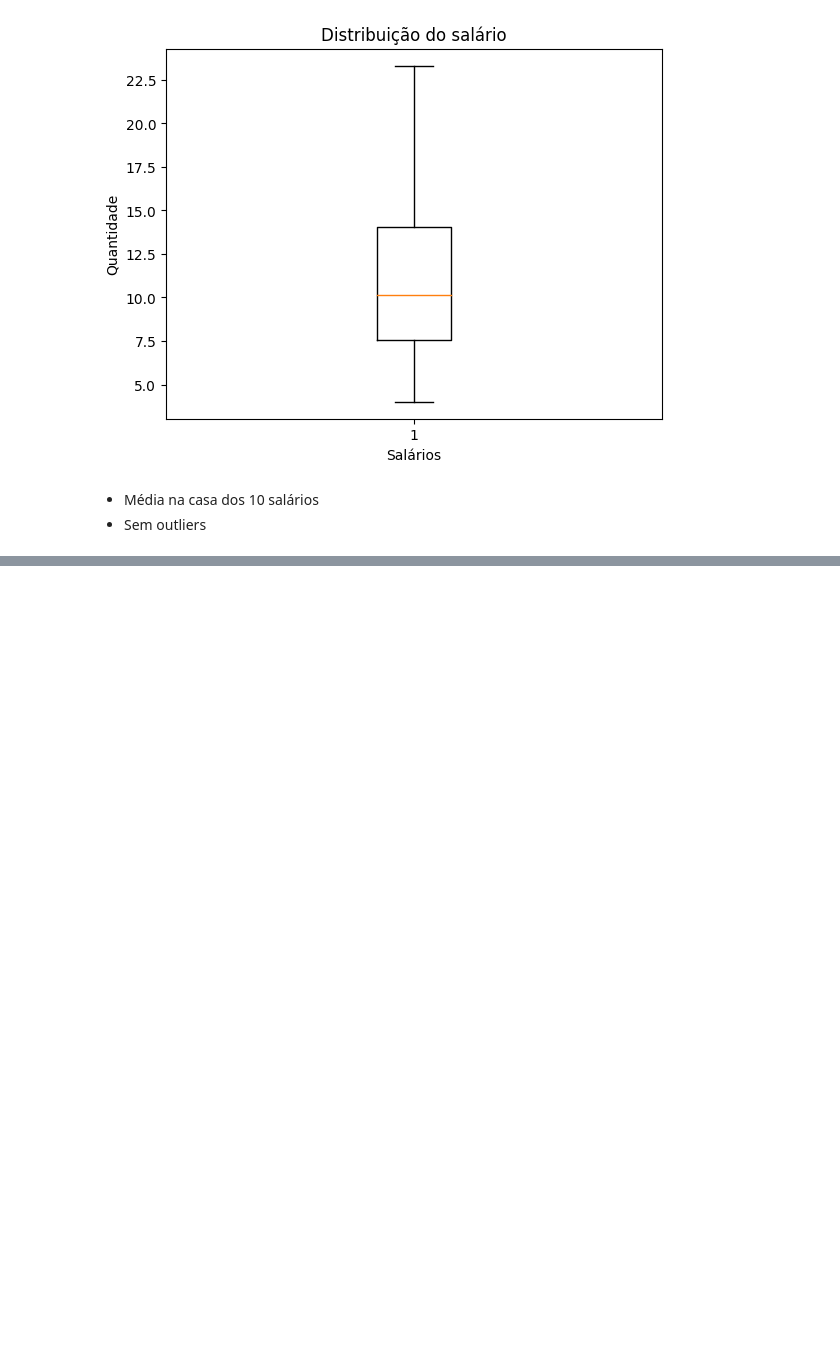
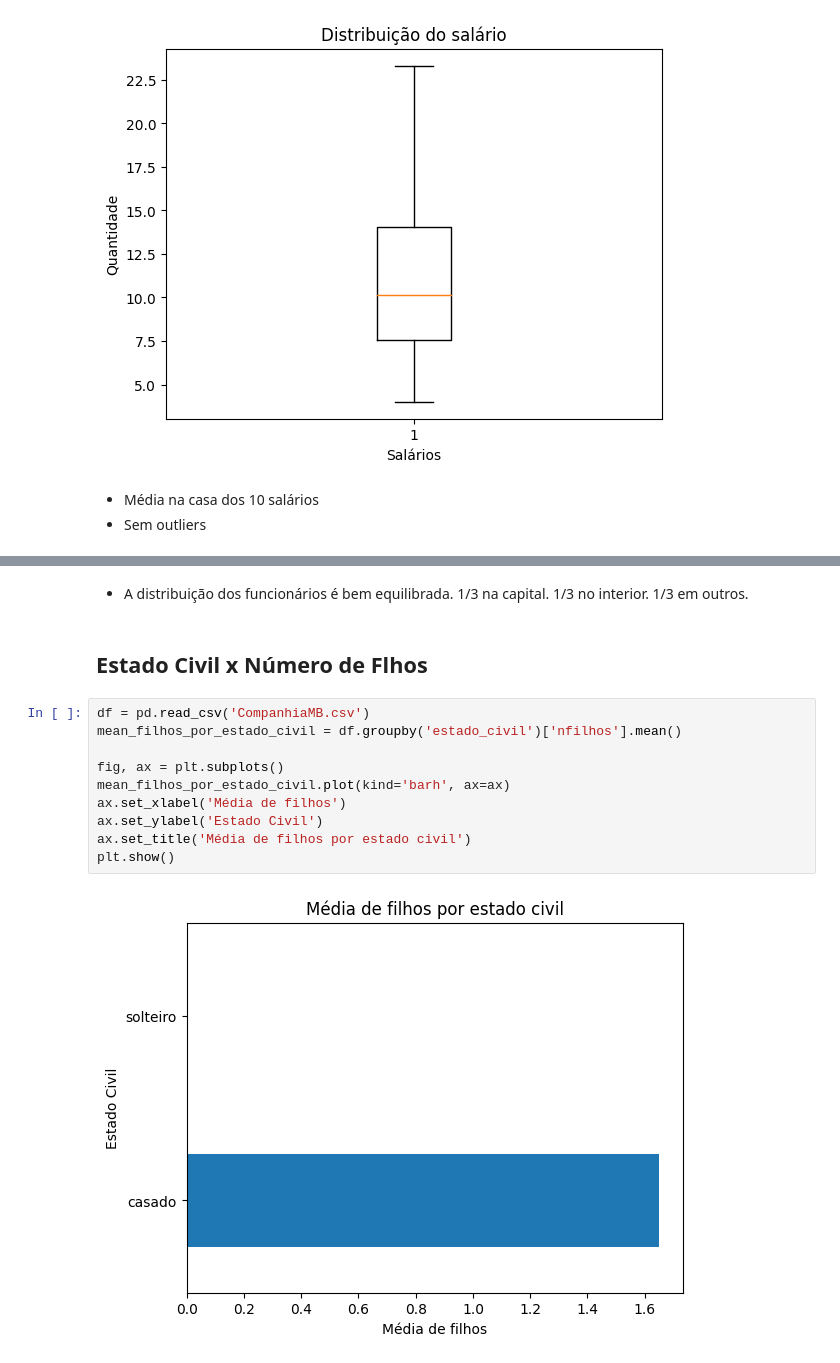
Before and after one commit to leomoreno8/TI26S, a Jupyter notebook: analysis.ipynb, the cells around one changed output, grey strips where cells are left out. Cells and saved outputs as stored; diff of their text form; blank space fills up the shorter version.

```diff
--- a/analysis.ipynb
+++ b/analysis.ipynb
@@ -130,0 +163,16 @@ plt.show()
+# %% [markdown]
+- A distribuição dos funcionários é bem equilibrada. 1/3 na capital. 1/3 no interior. 1/3 em outros.
+# %% [markdown]
+## Estado Civil x Número de Flhos
+# %%
+df = pd.read_csv('CompanhiaMB.csv')
+mean_filhos_por_estado_civil = df.groupby('estado_civil')['nfilhos'].mean()
+
+fig, ax = plt.subplots()
+mean_filhos_por_estado_civil.plot(kind='barh', ax=ax)
+ax.set_xlabel('Média de filhos')
+ax.set_ylabel('Estado Civil')
+ax.set_title('Média de filhos por estado civil')
+plt.show()
+# %% [output]
+[figure, added]
```
Also changed, not shown: parts of 14 cells of this notebook.
